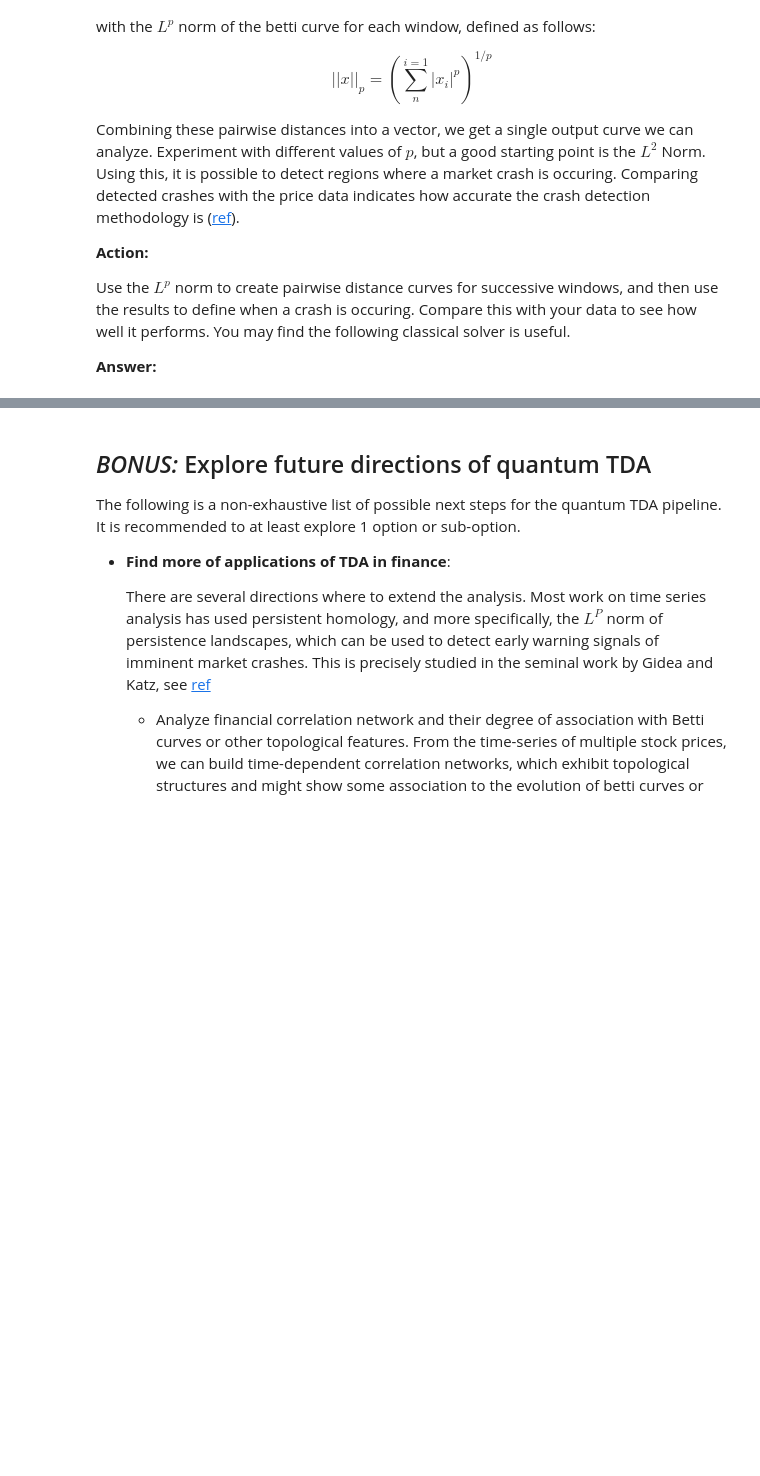
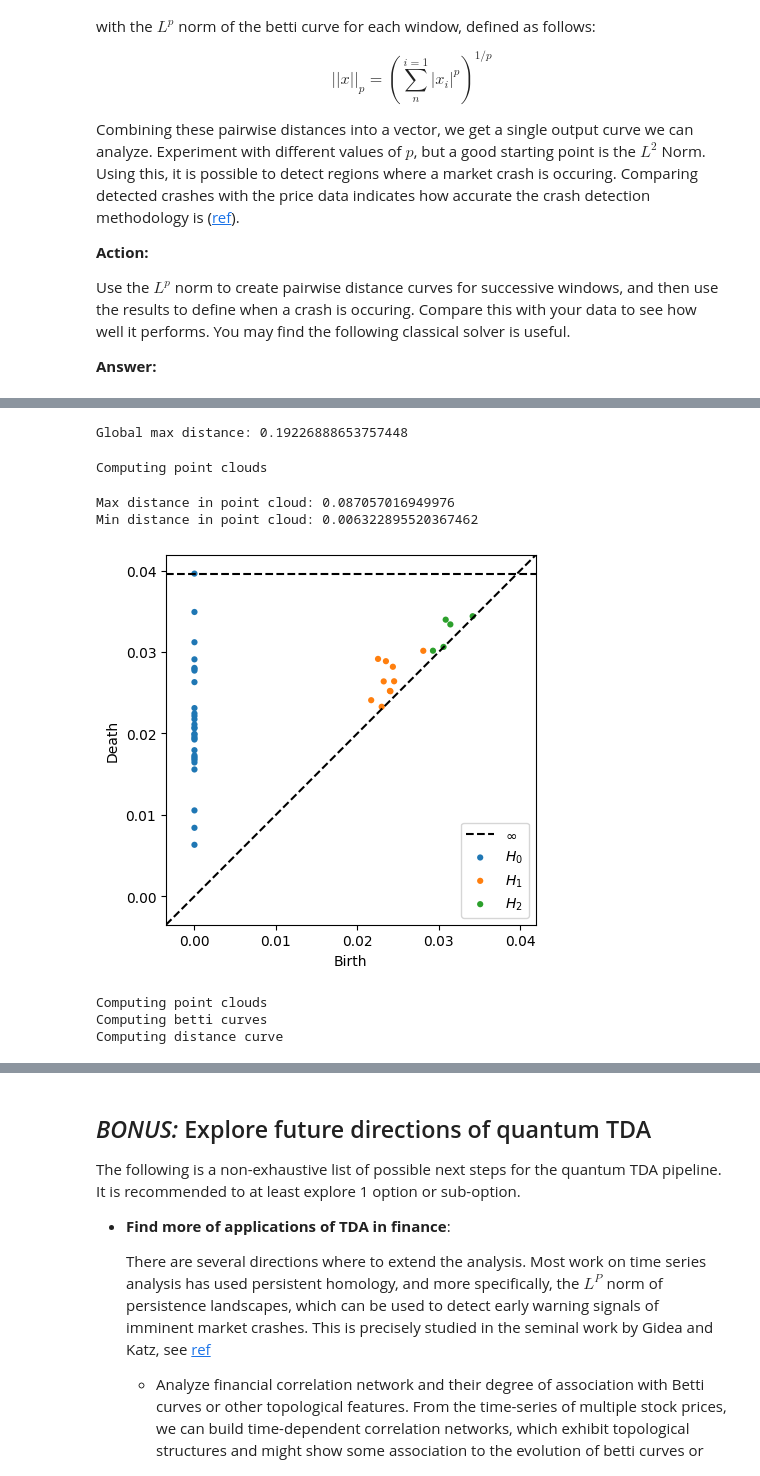
Before and after one commit to iQuHACK/2025-Moodys, a Jupyter notebook: moodys_challenge.ipynb, the cells around one changed output, grey strips where cells are left out. Drawn from its saved outputs; the diff is of its cells as text; code cells hidden in the pictures; blank space fills up the shorter version.

```diff
--- a/moodys_challenge.ipynb
+++ b/moodys_challenge.ipynb
@@ -395,0 +1041,38 @@ def classical_betti_solver(point_cloud, epsilon, dim):
+# %%
+# a data driven approach to determine epsilon
+from scipy.spatial.distance import pdist
+
+global_max_dist = 0
+for pc in point_clouds:
+    D = pdist(pc)
+    global_max_dist = max(global_max_dist, D.max())
+print("Global max distance:", global_max_dist)
+# %% [output]
+Global max distance: 0.19226888653757448
+# %%
+eps_params = [0,0.1712783786429338,50] # epsilon parameters for Betti curve
+p = 2 # L^p distance
+k = 0 #dimension or rank of homology
+N = 6 # embedding dimension
+d = 10 # time delay
+w = 40 # window size # chosen to represent a month of trading days
+
+print ('Computing point clouds')
+point_clouds = series_to_point_clouds(log_returns, embedding_dim=N, time_delay=d, window_size=w)
+# %% [output]
+Computing point clouds
+# %%
+
+pc = point_clouds[0]  # Take one window
+distances = pdist(pc)  # Compute all pairwise distances
+print("Max distance in point cloud:", distances.max())
+print("Min distance in point cloud:", distances.min())
+# %% [output]
+Max distance in point cloud: 0.087057016949976
+Min distance in point cloud: 0.006322895520367462
+# %%
+result = ripser(point_clouds[10], maxdim=2)
+plot_diagrams(result["dgms"])  # Plot persistence diagram
+plt.show()
+# %% [output]
+[figure, added]
@@ -395,0 +1082,27 @@ def classical_betti_solver(point_cloud, epsilon, dim):
+# %%
+import matplotlib.dates as mdates
+
+eps_params = [0,0.19226888653757448,50] # epsilon parameters for Betti curve
+p = 2 # L^p distance
+k = 1 #dimension or rank of homology
+N = 6 # embedding dimension
+d = 10 # time delay
+w = 30 # window size # chosen to represent a month of trading days
+
+time_series = sp500_full
+
+prices = time_series
+log_returns = np.diff(np.log(prices))
+
+print ('Computing point clouds')
+point_clouds = series_to_point_clouds(log_returns, embedding_dim=N, time_delay=d, window_size=w)
+
+print ('Computing betti curves')
+betti_curves = return_betti_curves(point_clouds, k, eps_params=eps_params, min_persistence=0.0060)
+
+print ('Computing distance curve')
+distance_curve = compute_pairwise_distance_curve(betti_curves, p=p)
+# %% [output]
+Computing point clouds
+Computing betti curves
+Computing distance curve
```
Also changed, not shown: parts of 32 cells of this notebook, 4 other files.
